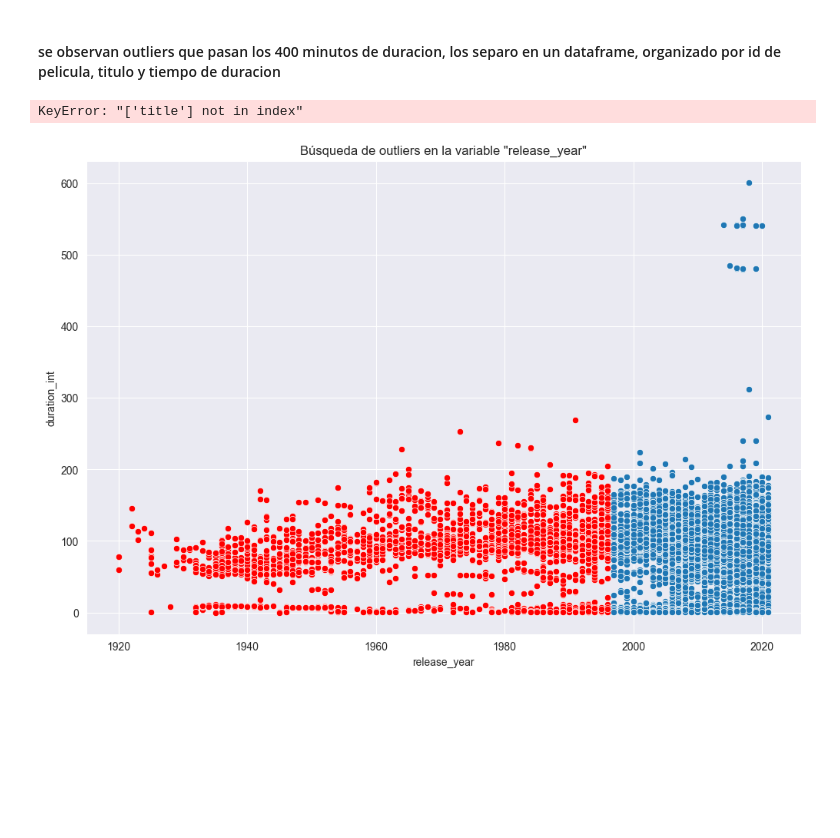
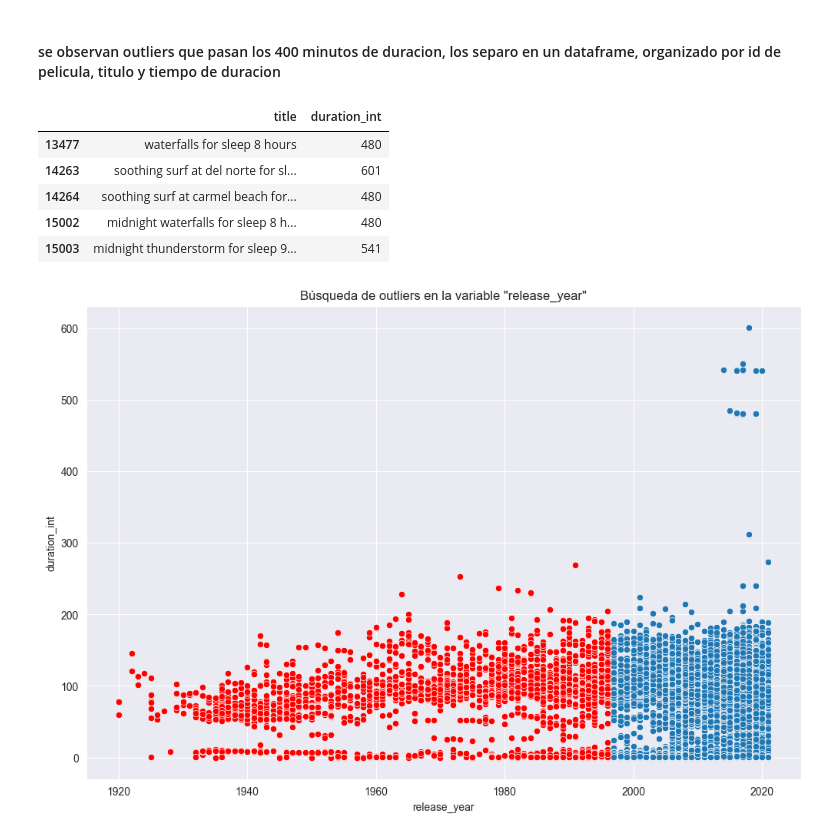
Before and after one commit to diegomaneyro/API_ML, a Jupyter notebook: datos/eda/eda_peliculas.ipynb, the cells around one changed output. Saved outputs shown, nothing was run; the diff lists cells and outputs as text; code cells hidden in the pictures; blank space fills up the shorter version.

```diff
--- a/datos/eda/eda_peliculas.ipynb
+++ b/datos/eda/eda_peliculas.ipynb
@@ -109,12 +95,17 @@ plt.show()
 #### se observan outliers que pasan los 400 minutos de duracion, los separo en un dataframe, organizado por id de pelicula, titulo y tiempo de duracion
 # %%
 # peliculas_outliers con tiempo de duracion mayor a 400 minutos
-filtro = datos['duration_int'] > 400
+filtro = datos['duration_int'] > 400.0
 titulos = datos.loc[filtro, ['title', 'duration_int']]
 
 titulos.head()
 # %% [output]
-KeyError: "['title'] not in index"
+|  | title | duration_int |
+| 13477 | waterfalls for sleep 8 hours | 480 |
+| 14263 | soothing surf at del norte for sl... | 601 |
+| 14264 | soothing surf at carmel beach for... | 480 |
+| 15002 | midnight waterfalls for sleep 8 h... | 480 |
+| 15003 | midnight thunderstorm for sleep 9... | 541 |
 # %%
 # Crear un subconjunto con las variables "release_year" y "duration_int"
 subconjunto = datos[['release_year', 'duration_int']]
```
Also changed, not shown: parts of 15 cells of this notebook, 4 other files.
